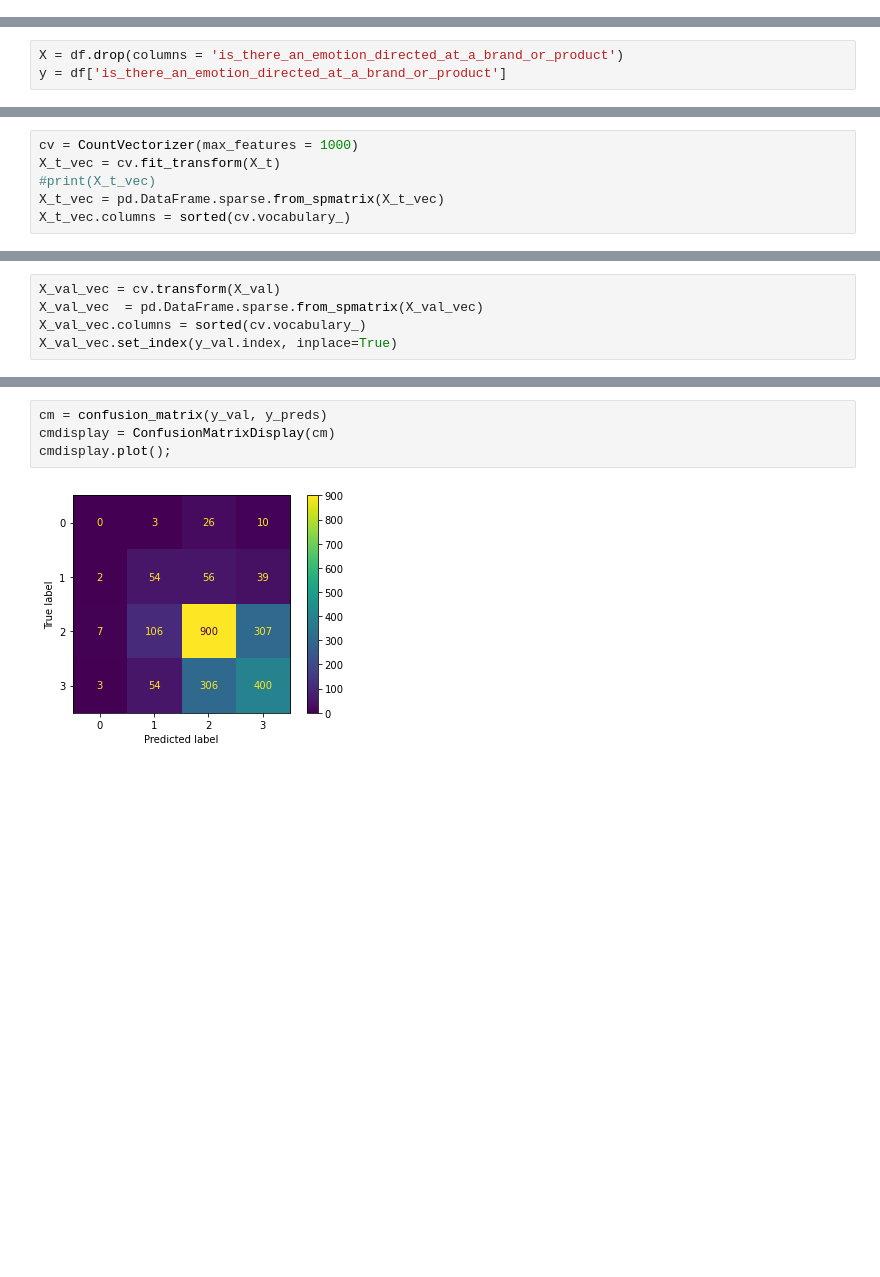
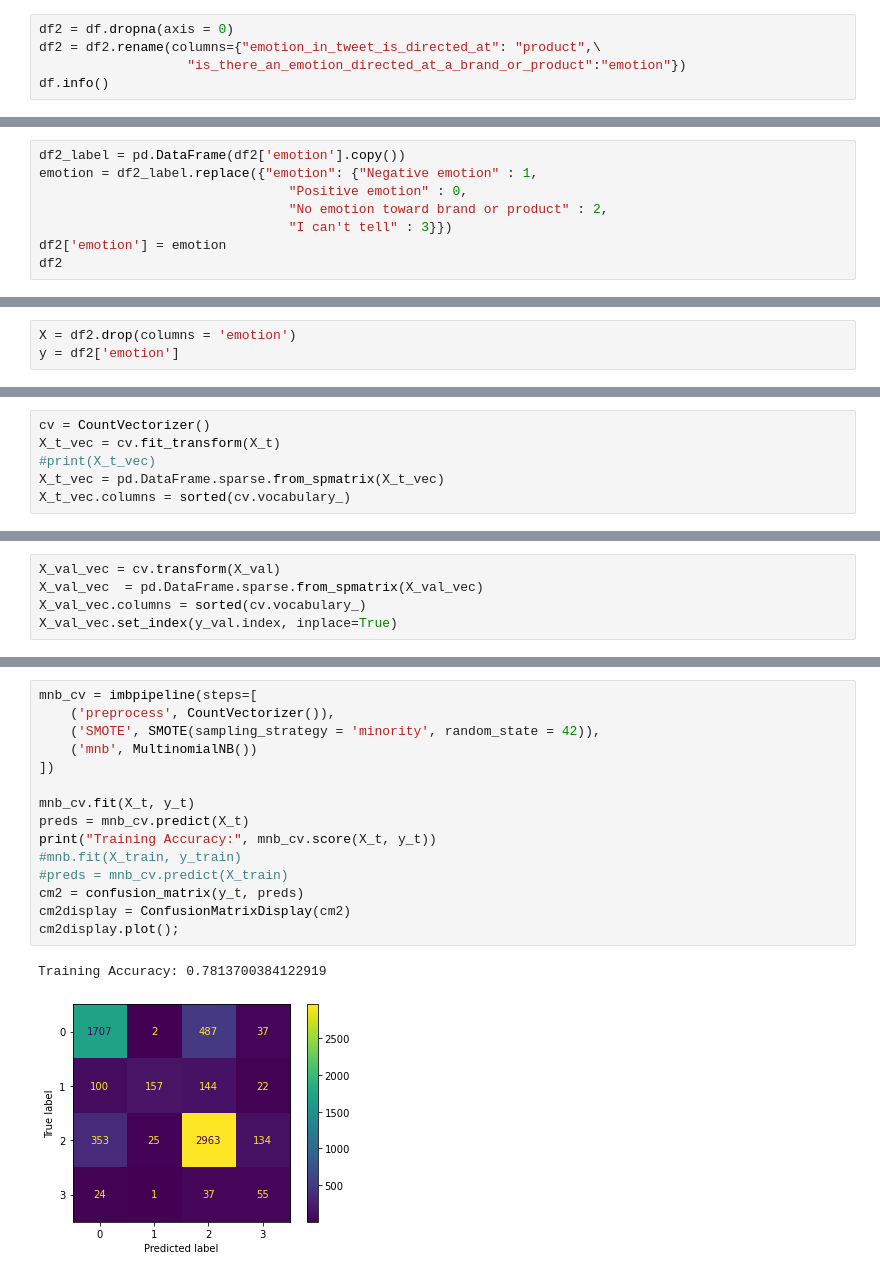
Before and after one commit to cjunhyuk/Apple-Google-Sentiment-Analysis, a Jupyter notebook: Peter's Working Notebook.ipynb, the cells around one changed output, grey strips where cells are left out. Cells and saved outputs as stored; diff of their text form; blank space fills up the shorter version.

Commit message:
Added pipeline for new training  model w/ SMOTE

```diff
--- a/Peter's Working Notebook.ipynb
+++ b/Peter's Working Notebook.ipynb
@@ -79,3 +80,8 @@ df['emotion_in_tweet_is_directed_at'].value_counts()
 Apple     5346
 Google    2985
 Name: emotion_in_tweet_is_directed_at, dtype: int64
+# %%
+df2 = df.dropna(axis = 0)
+df2 = df2.rename(columns={"emotion_in_tweet_is_directed_at": "product",\
+                   "is_there_an_emotion_directed_at_a_brand_or_product":"emotion"})
+df.info()
@@ -81,0 +99,8 @@ Name: emotion_in_tweet_is_directed_at, dtype: int64
+# %%
+df2_label = pd.DataFrame(df2['emotion'].copy())
+emotion = df2_label.replace({"emotion": {"Negative emotion" : 1,
+                                "Positive emotion" : 0,
+                                "No emotion toward brand or product" : 2,
+                                "I can't tell" : 3}})
+df2['emotion'] = emotion
+df2
@@ -135,8 +174,8 @@ def doc_preparer(doc, stop_words=sw):
 
     return ' '.join(doc)
 # %%
-X = df.drop(columns = 'is_there_an_emotion_directed_at_a_brand_or_product')
-y = df['is_there_an_emotion_directed_at_a_brand_or_product']
+X = df2.drop(columns = 'emotion')
+y = df2['emotion']
 # %%
 text_series = df["tweet_text"].map(lambda x : preprocess_text(x, tokenizer, sw, stemmer))
 text_series
@@ -190,5 +233,5 @@ Name: tweet_text, Length: 6819, dtype: object
 # %%
-cv = CountVectorizer(max_features = 1000)
+cv = CountVectorizer()
 X_t_vec = cv.fit_transform(X_t)
 #print(X_t_vec)
 X_t_vec = pd.DataFrame.sparse.from_spmatrix(X_t_vec)
@@ -211,6 +259,18 @@ Training Accuracy: 0.5956885173779146
-# %%
-cm = confusion_matrix(y_val, y_preds)
-cmdisplay = ConfusionMatrixDisplay(cm)
-cmdisplay.plot();
-# %% [output]
-[figure, removed]
+# %%
+mnb_cv = imbpipeline(steps=[
+    ('preprocess', CountVectorizer()),
+    ('SMOTE', SMOTE(sampling_strategy = 'minority', random_state = 42)),
+    ('mnb', MultinomialNB())
+])
+
+mnb_cv.fit(X_t, y_t)
+preds = mnb_cv.predict(X_t)
+print("Training Accuracy:", mnb_cv.score(X_t, y_t))
+#mnb.fit(X_train, y_train)
+#preds = mnb_cv.predict(X_train)
+cm2 = confusion_matrix(y_t, preds)
+cm2display = ConfusionMatrixDisplay(cm2)
+cm2display.plot();
+# %% [output]
+Training Accuracy: 0.7813700384122919
+[figure, added]
```
Also changed, not shown: parts of 8 cells of this notebook.
